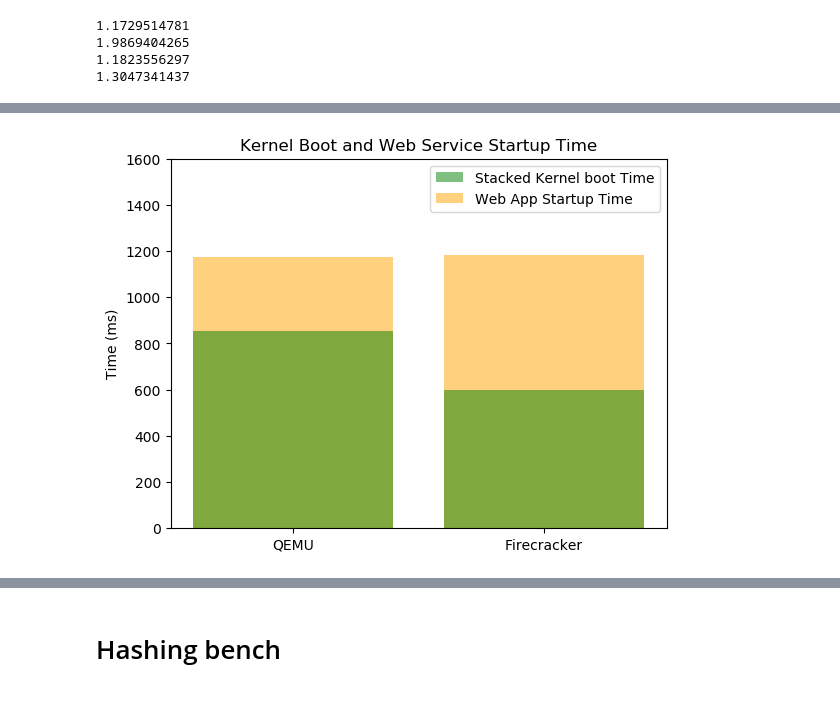
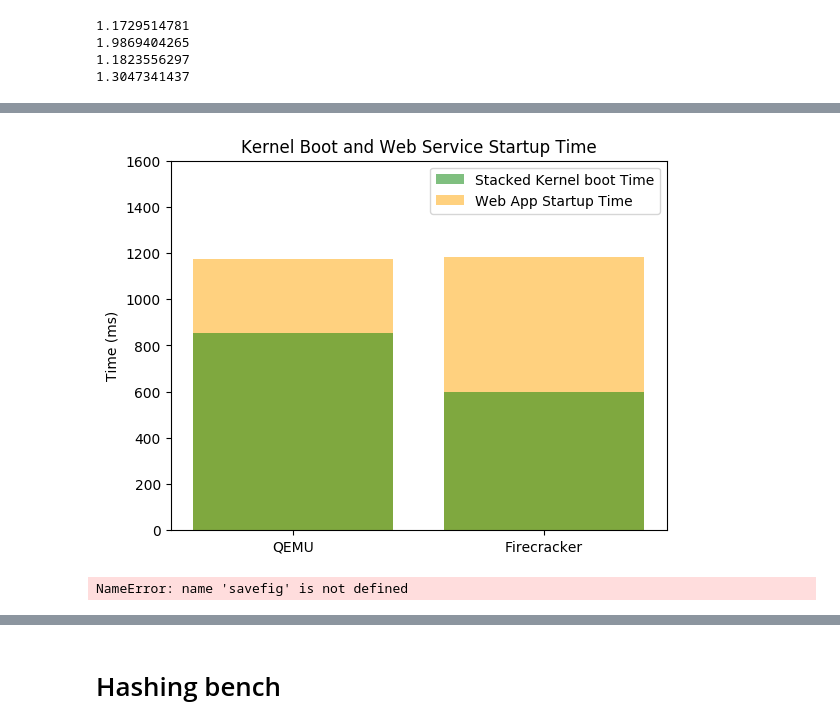
Before and after one commit to dreadl0ck/microbench, a Jupyter notebook: plots/plots.ipynb, the cells around one changed output, grey strips where cells are left out. Drawn from its saved outputs; the diff is of its cells as text; code cells hidden in the pictures; blank space fills up the shorter version.

```diff
--- a/plots/plots.ipynb
+++ b/plots/plots.ipynb
@@ -400,34 +405,36 @@ plt.show()
 # %%
 import matplotlib.pyplot as plt; plt.rcdefaults()
 import numpy as np
 import matplotlib.pyplot as plt
 
 objects = ('QEMU','Firecracker')
 y_pos = np.arange(len(objects))
 
 
 web = [
     1172.514781,
     1182.3556297
 ]
 
 kernel = [
     854.6105,
     597.2211
 ]
 
 
 bar2 = plt.bar(y_pos, web, align='center', alpha=0.5,  color=['orange'])
 bar1 = plt.bar(y_pos, kernel, align='center', alpha=0.5,  color=['green'])
 plt.xticks(y_pos, objects)
 plt.yticks(np.arange(0, 1800, 200))
 plt.ylabel('Time (ms)')
 plt.title('Kernel Boot and Web Service Startup Time')
 plt.legend((bar1[0], bar2[0]), ('Stacked Kernel boot Time', 'Web App Startup Time'))
 
 plt.show()
+savefig('stacked-web-service-startup-time.png')
 # %% [output]
-[figure, old version]
+[figure, new version]
+NameError: name 'savefig' is not defined
 # %%
 import matplotlib.pyplot as plt; plt.rcdefaults()
 import numpy as np
```
Also changed, not shown: parts of 7 cells of this notebook, 6 other files.
